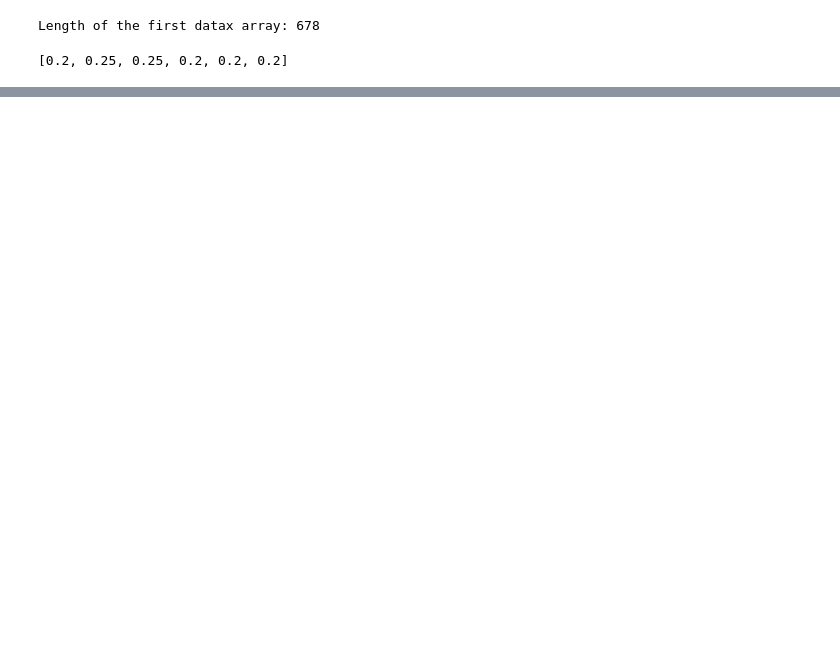
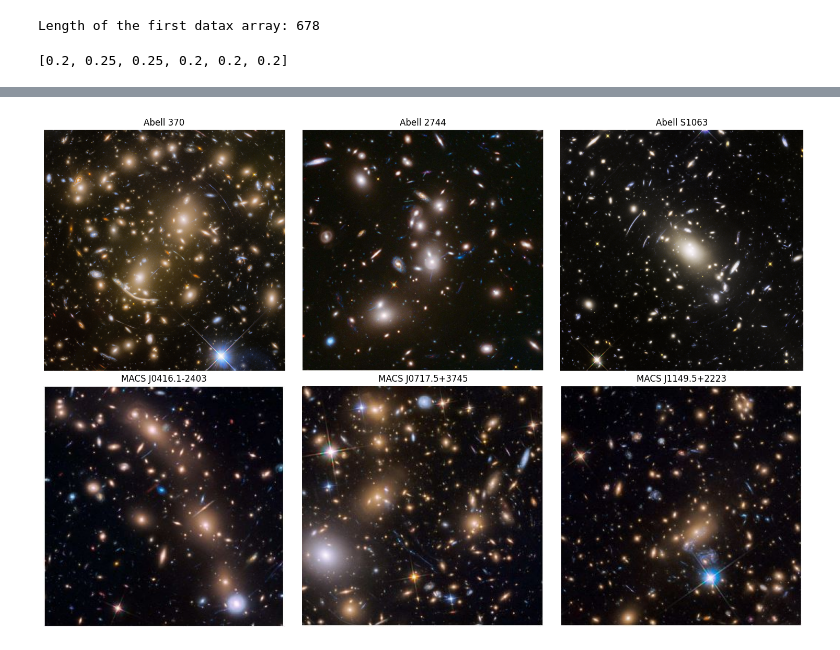
Before and after one commit to diceandcats/GWlensing_Brian, a Jupyter notebook: visualize cluster.ipynb, the cells around one changed output, grey strips where cells are left out. Saved outputs shown, nothing was run; the diff lists cells and outputs as text; code cells hidden in the pictures; blank space fills up the shorter version.

Commit message:
25/11 working on report

```diff
--- a/visualize cluster.ipynb
+++ b/visualize cluster.ipynb
@@ -172,0 +178,33 @@ plt.show()
+# %%
+from PIL import Image
+
+# List of image filenames
+image_filenames = ['Report images/illustration 370.jpg','Report images/illustration 2744.JPG','Report images/illustartion s1063.tif',
+                   'Report images/illustration j0416.JPG', 'Report images/illustration j0717.JPG', 'Report images/illustration j1149.JPG']
+
+# Number of rows and columns
+rows = 2
+cols = 3
+
+# Create subplots
+fig, axes = plt.subplots(rows, cols, figsize=(15, 10))
+description = ['Abell 370', 'Abell 2744', 'Abell S1063', 'MACS J0416.1-2403', 'MACS J0717.5+3745', 'MACS J1149.5+2223']
+
+# Iterate over the images and axes
+for idx, ax in enumerate(axes.flat):
+    # Open the image
+    img = Image.open(image_filenames[idx])
+    # Display the image on the axes
+    ax.imshow(img)
+    ax.set_title(description[idx])
+    # Remove axis ticks
+    ax.axis('off')
+
+# Adjust spacing
+plt.tight_layout()
+#plt.figtext(0.5, -0.03, 'Figure 1: Full depth images of galaxy clusters with multi-band color for illustration.', ha='center', fontsize=14)
+
+# Show the plot
+plt.show()
+# %% [output]
+[figure, added]
```
Also changed, not shown: parts of 2 cells of this notebook, 17 other files.
